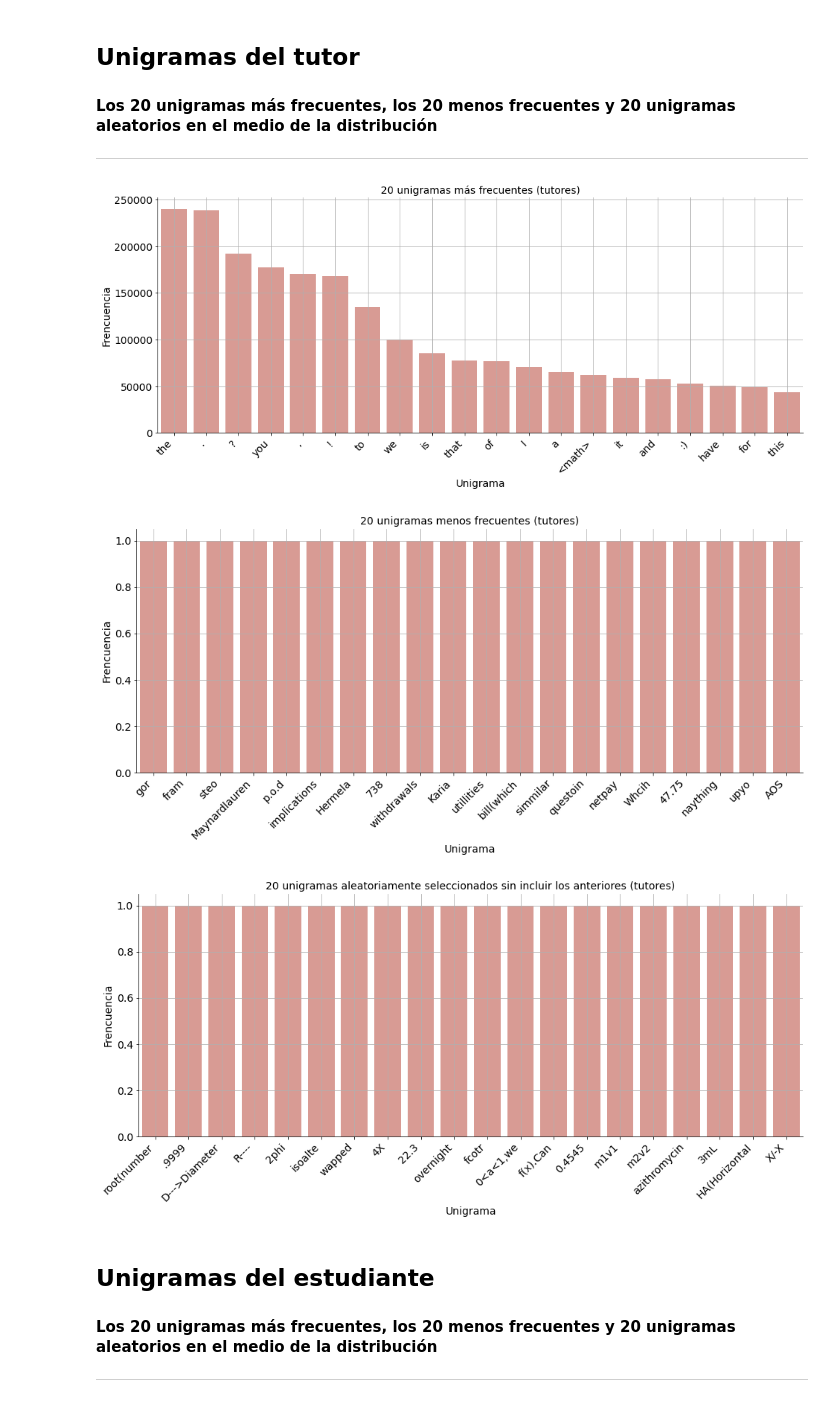
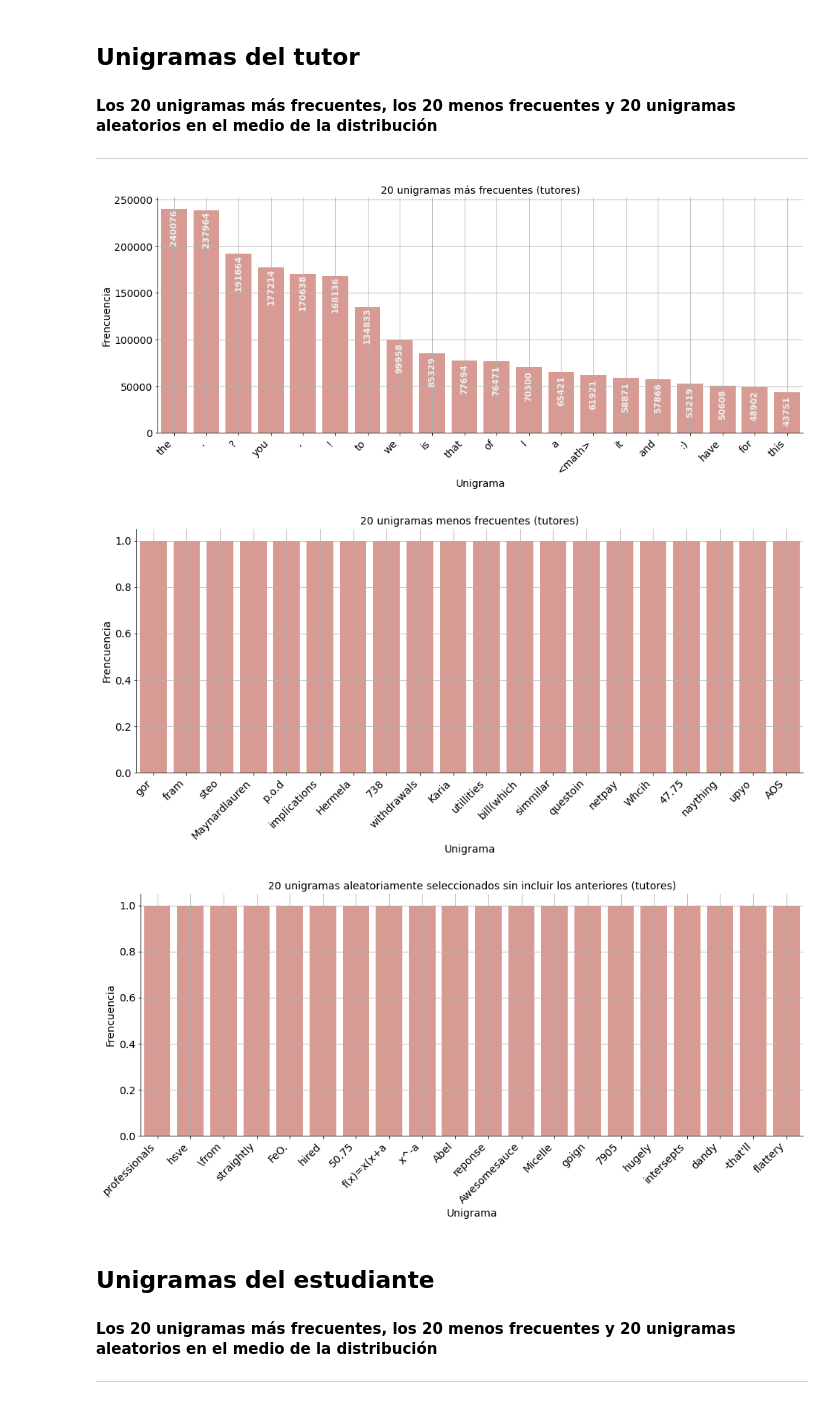
Before and after one commit to giannipablo/MentoriaDiploDatos2020, a Jupyter notebook: Practico_1y2_part_5.ipynb, the cells around one changed output. Saved outputs shown, nothing was run; the diff lists cells and outputs as text; code cells hidden in the pictures.

```diff
--- a/Practico_1y2_part_5.ipynb
+++ b/Practico_1y2_part_5.ipynb
@@ -196,36 +196,39 @@ plt.xticks(fontsize=14)
 plt.yticks(fontsize=14)
 chart.set_xticklabels(chart.get_xticklabels(), rotation=45, horizontalalignment='right')
 sns.despine()
+for i, c in enumerate(t_unigrams_counts[0:20]):
+    chart.text(i, c-20000, c, color='#eeeeee', size=12, weight='bold', ha="center", va="center", rotation=90)
+
 
 # Unigramas del tutor: 20 menos frecuentes
 plt.figure(figsize=(16,6))
 chart = sns.barplot(x=t_unigrams[-20::1], y=t_unigrams_counts[-20::1], color="salmon", saturation=.5)
 plt.grid(True)
 plt.xlabel('Unigrama', fontsize=14)
 plt.ylabel('Frencuencia', fontsize=14)
 plt.title('20 unigramas menos frecuentes (tutores)', fontsize=14)
 plt.xticks(fontsize=14)
 plt.yticks(fontsize=14)
 chart.set_xticklabels(chart.get_xticklabels(), rotation=45, horizontalalignment='right')
 sns.despine()
 
 # Unigramas del tutor: 20 aleatorios
 sample_index_t = np.random.randint(20, len_tutores_counts -40)
 sample_indexs = np.asarray(range(sample_index_t,sample_index_t + 20))
 plt.figure(figsize=(16,6))
 chart = sns.barplot(x=np.array(t_unigrams)[sample_indexs], y=np.array(t_unigrams_counts)[sample_indexs], color="salmon", saturation=.5)
 plt.grid(True)
 plt.xlabel('Unigrama', fontsize=14)
 plt.ylabel('Frencuencia', fontsize=14)
 plt.title('20 unigramas aleatoriamente seleccionados sin incluir los anteriores (tutores)', fontsize=14)
 plt.xticks(fontsize=14)
 plt.yticks(fontsize=14)
 chart.set_xticklabels(chart.get_xticklabels(), rotation=45, horizontalalignment='right')
 sns.despine()
 # %% [output]
-[figure, old version]
+[figure, new version]
 [figure]
-[figure, old version]
+[figure, new version]
 # %% [markdown]
 ## Unigramas del estudiante
 #### Los 20 unigramas más frecuentes, los 20 menos frecuentes y 20 unigramas aleatorios en el medio de la distribución
```
Also changed, not shown: parts of 7 cells of this notebook.
